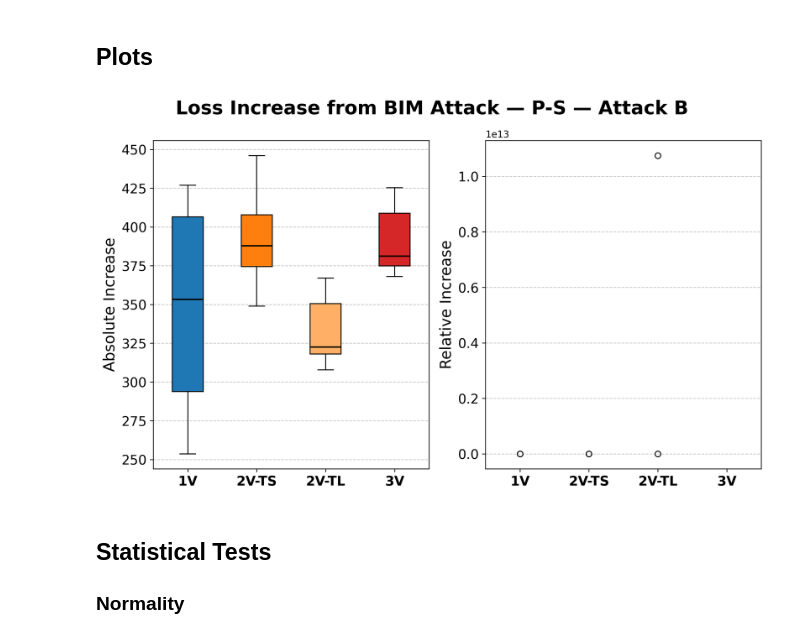
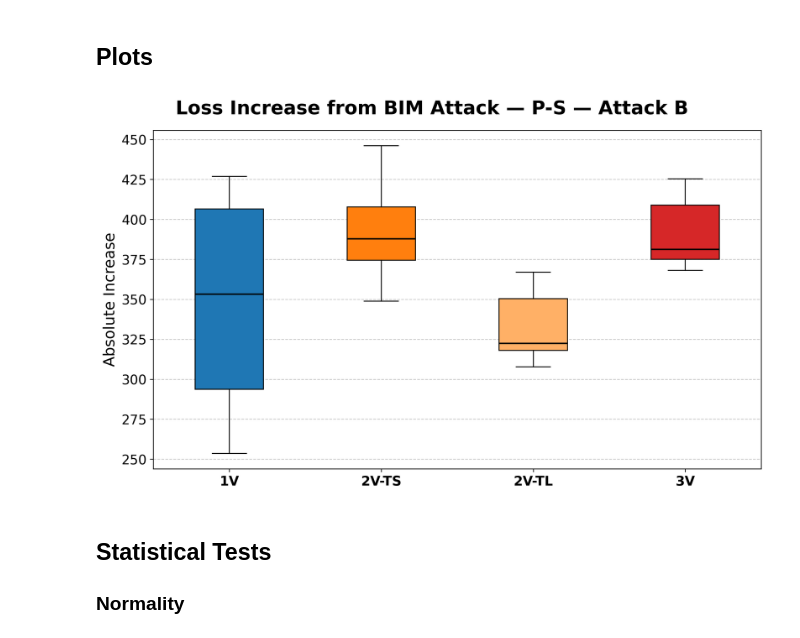
Before and after one commit to ClarysseArthur/VUB-MT-Development, a Jupyter notebook: Models/GenRKM-Poem/StatTest-B-Clean.ipynb, the cells around one changed output. Cells and saved outputs as stored; diff of their text form; code cells hidden in the pictures.

```diff
--- a/Models/GenRKM-Poem/StatTest-B-Clean.ipynb
+++ b/Models/GenRKM-Poem/StatTest-B-Clean.ipynb
@@ -84,7 +84,7 @@ model_color_map = {
     '3V': 'tab:red',
 }
 # %%
-fig, axes = plt.subplots(1, 2, figsize=(10, 6), dpi=300)
+fig, ax = plt.subplots(figsize=(10, 6), dpi=300)
 
 plot_specs = [
     (
@@ -92,16 +92,11 @@ plot_specs = [
         'Absolute Text Loss Increase',
         'ADV_TEXT_Abs_Increase',
     ),
-    (
-        'Relative Increase',
-        'Relative Text Loss Increase (%)',
-        'ADV_TEXT_Rel_Increase',
-    ),
 ]
 
 model_positions = np.arange(len(model_order))
 
-for ax, (ylabel, title, col) in zip(axes, plot_specs):
+for ax, (ylabel, title, col) in zip([ax], plot_specs):
     values = [
         df_test.loc[df_test['model'].eq(model), col].dropna().to_numpy()
         for model in model_order
@@ -114,34 +109,34 @@ for ax, (ylabel, title, col) in zip(axes, plot_specs):
         patch_artist=True,
         showfliers=True,
     )
 
     for patch, model in zip(box['boxes'], model_order):
         patch.set_facecolor(model_color_map[model])
         patch.set_edgecolor('black')
 
     for median in box['medians']:
         median.set_color('black')
         median.set_linewidth(1.5)
 
     for whisker in box['whiskers']:
         whisker.set_color('black')
 
     for cap in box['caps']:
         cap.set_color('black')
 
     ax.set_ylabel(ylabel, fontsize=16)
     ax.set_xticks(model_positions)
     ax.set_xticklabels(model_order, fontsize=14, fontweight='bold')
     ax.tick_params(axis='y', labelsize=14)
     ax.grid(axis='y', linestyle='--', alpha=0.7)
     ax.set_axisbelow(True)
 
 plt.suptitle('Loss Increase from BIM Attack — P-S — Attack B', fontsize=20, fontweight='bold')
 plt.tight_layout()
 plt.savefig('./img/attack-B-image-loss-increases-boxplots.png', bbox_inches='tight')
 plt.show()
 # %% [output]
-[figure, old version]
+[figure, new version]
 # %% [markdown]
 ## Statistical Tests
 ### Normality
```
Also changed, not shown: 3 other files.
